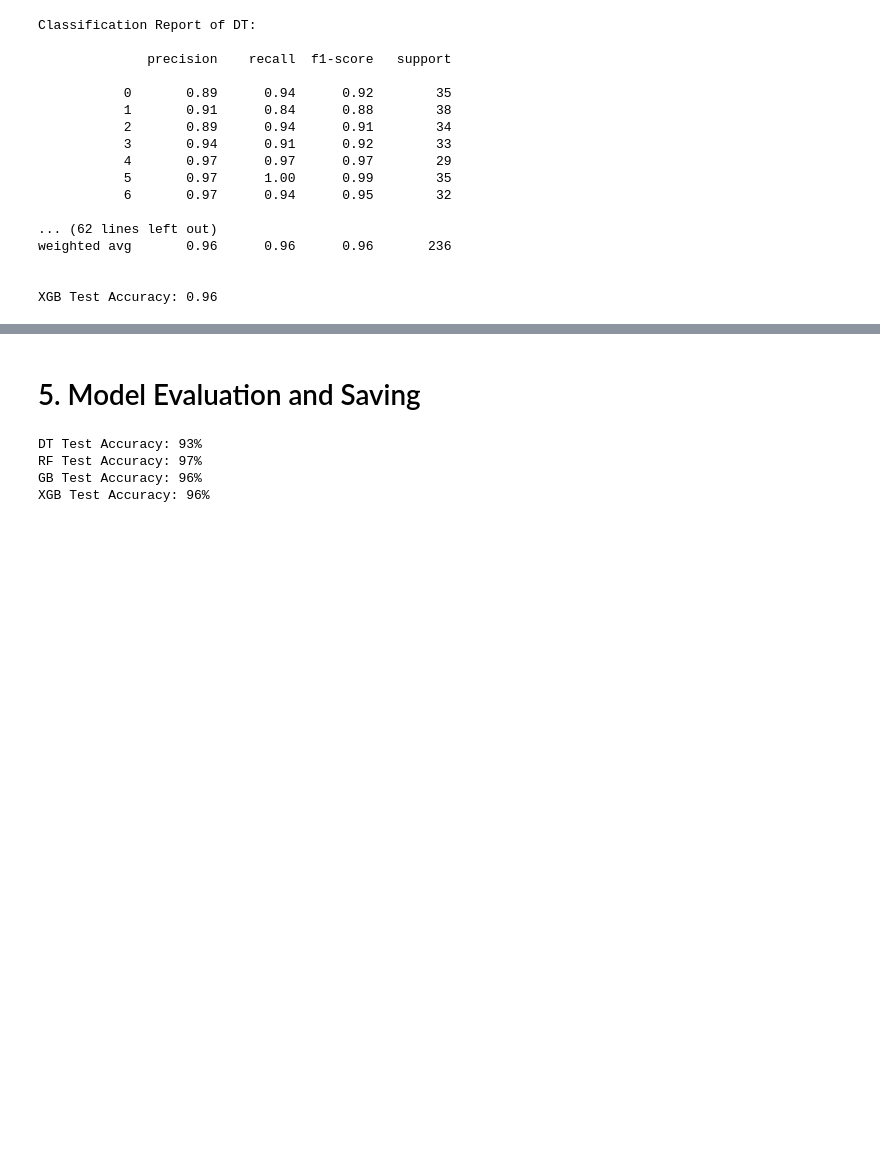
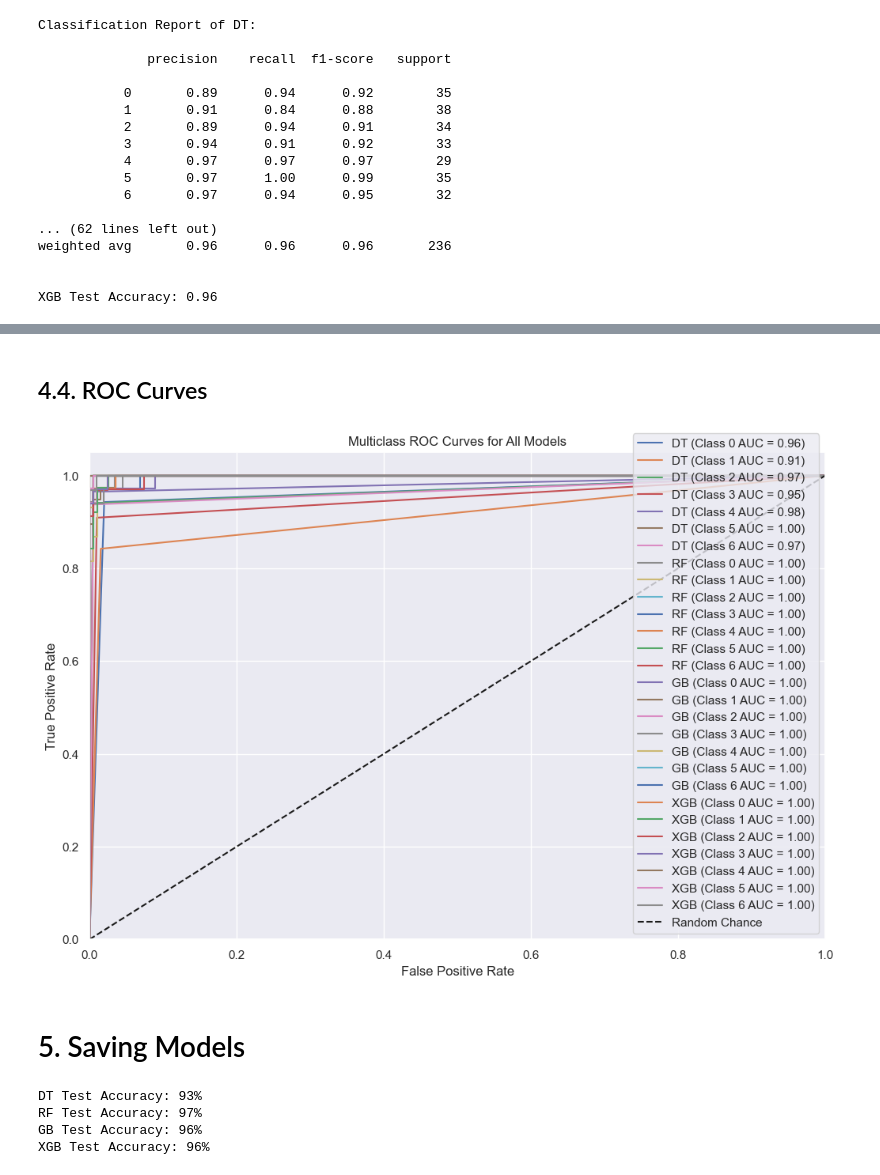
Before and after one commit to jaswanthlsvyj/Student-Job-Profile-Suggester, a Jupyter notebook: Code/suggester.ipynb, the cells around one changed output, grey strips where cells are left out. Saved outputs shown, nothing was run; the diff lists cells and outputs as text; code cells hidden in the pictures; blank space fills up the shorter version.

```diff
--- a/Code/suggester.ipynb
+++ b/Code/suggester.ipynb
@@ -627,5 +672,49 @@ XGB Test Accuracy: 0.96
+# %% [markdown]
+## 4.4. ROC Curves
+# %%
+def plot_multiclass_roc_curves(best_models, X_test, y_test, n_classes):
+    """Plots ROC curves for multiclass classification using the One-vs-Rest strategy."""
+
+    # Binarize the labels for multiclass classification
+    y_test_binarized = label_binarize(y_test, classes=np.arange(n_classes))
+
+    # Create a figure for the ROC curves
+    plt.figure(figsize=(12, 8))
+
+    for model_name, model in best_models.items():
+        if hasattr(model, 'predict_proba'):
+            # For models that support predict_proba
+            y_score = model.predict_proba(X_test)
+        else:
+            # For models that support decision_function
+            y_score = model.decision_function(X_test)
+
+        # Compute ROC curve and AUC for each class
+        for i in range(n_classes):
+            fpr, tpr, _ = roc_curve(y_test_binarized[:, i], y_score[:, i])
+            roc_auc = auc(fpr, tpr)
+            plt.plot(fpr, tpr, label=f'{model_name} (Class {i} AUC = {roc_auc:.2f})')
+
+    # Plot the diagonal line (random chance)
+    plt.plot([0, 1], [0, 1], 'k--', label='Random Chance')
+    plt.xlim([0.0, 1.0])
+    plt.ylim([0.0, 1.05])
+    plt.xlabel('False Positive Rate')
+    plt.ylabel('True Positive Rate')
+    plt.title('Multiclass ROC Curves for All Models')
+    plt.legend(loc='lower right')
+
+    plt.show()
+
+# Assuming n_classes is the number of unique profiles in the target variable
+n_classes = len(np.unique(y_test))
+
+# Call the function to plot ROC curves
+plot_multiclass_roc_curves(best_models, X_test, y_test, n_classes)
+# %% [output]
+[figure, added]
 # %% [markdown]
-# 5. Model Evaluation and Saving
+# 5. Saving Models
 # %%
 # Function to evaluate models and save them with their test accuracy
 def evaluate_models(best_models, X_test, y_test):
```
Also changed, not shown: parts of 9 cells of this notebook, 1 other file.
